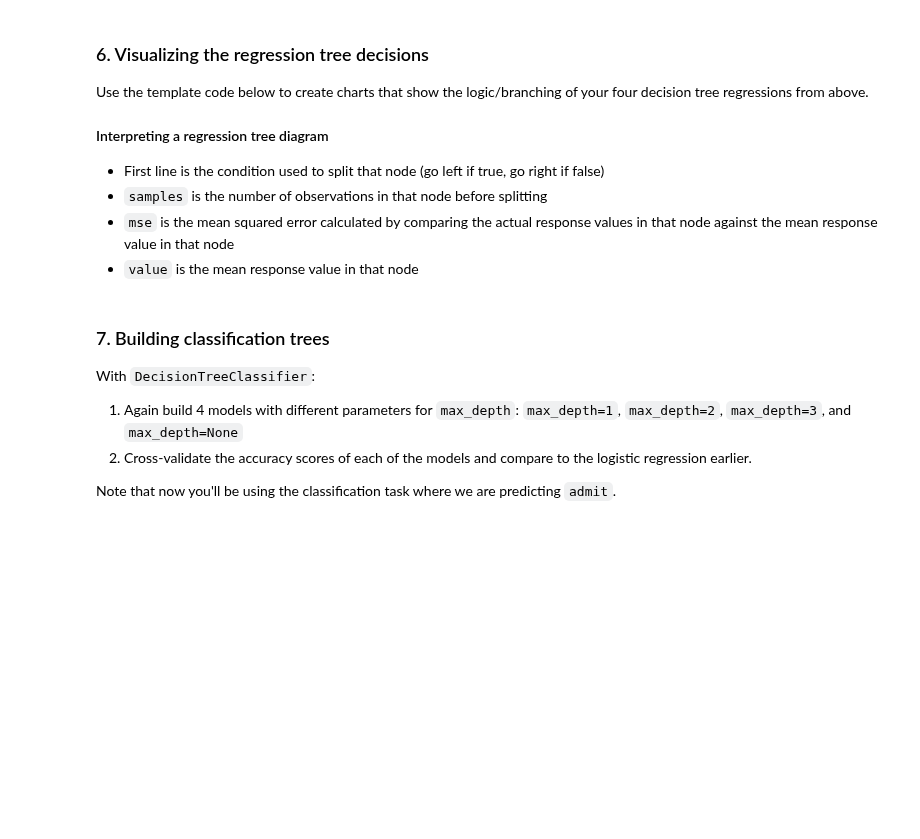
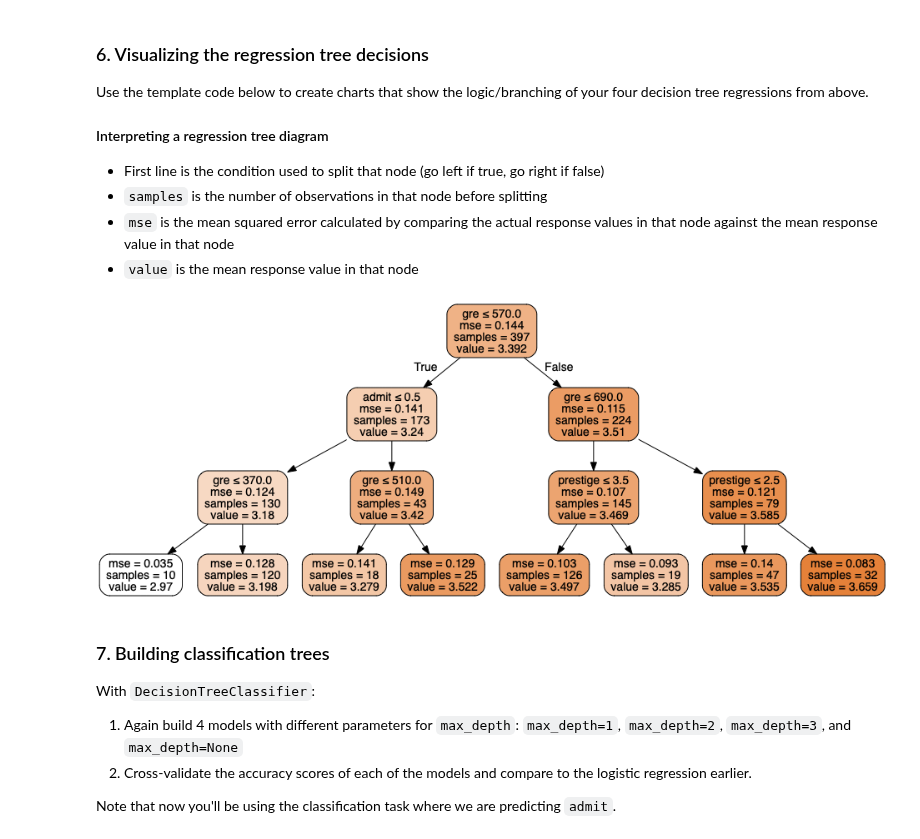
Before and after one commit to a3o1m2/DSI11-lessons, a Jupyter notebook: week06/day1_decision_trees/decision-trees-lab/CART-lab-starter-code.ipynb, the cells around one changed output. Drawn from its saved outputs; the diff is of its cells as text; code cells hidden in the pictures; blank space fills up the shorter version.

```diff
--- a/week06/day1_decision_trees/decision-trees-lab/CART-lab-starter-code.ipynb
+++ b/week06/day1_decision_trees/decision-trees-lab/CART-lab-starter-code.ipynb
@@ -65,0 +95,14 @@ With `DecisionTreeRegressor`:
+# %%
+# A:
+regressor1 = DecisionTreeRegressor(criterion='mse', max_depth=1, random_state=1)
+regressor1.fit(Xr, yr)
+print('Regression cross val score:',cross_val_score(regressor1,Xr,yr,cv=5).mean())
+regressor2 = DecisionTreeRegressor(criterion='mse', max_depth=2, random_state=1)
+regressor2.fit(Xr, yr)
+print('Regression cross val score:',cross_val_score(regressor2,Xr,yr,cv=5).mean())
+regressor3 = DecisionTreeRegressor(criterion='mse', max_depth=3, random_state=1)
+regressor3.fit(Xr, yr)
+print('Regression cross val score:',cross_val_score(regressor3,Xr,yr,cv=5).mean())
+regressorNone = DecisionTreeRegressor(criterion='mse', max_depth=None, random_state=1)
+regressorNone.fit(Xr, yr)
+print('Regression cross val score:',cross_val_score(regressorNone,Xr,yr,cv=5).mean())
@@ -76,20 +124,22 @@ Use the template code below to create charts that show the logic/branching of yo
 - `value` is the mean response value in that node
 # %%
 # # TEMPLATE CODE
-# from six import StringIO
-# from IPython.display import Image
-# from sklearn.tree import export_graphviz
-# import pydotplus
+from six import StringIO
+from IPython.display import Image
+from sklearn.tree import export_graphviz
+import pydotplus
 
-# # initialize the output file object
-# dot_data = StringIO()
+# initialize the output file object
+dot_data = StringIO()
 
-# # my fit DecisionTreeRegressor object here is: dtr1
-# # for feature_names i put the columns of my Xr matrix
-# export_graphviz(dtr1, out_file=dot_data,
-#                 filled=True, rounded=True,
-#                 special_characters=True,
-#                 feature_names=Xr.columns)
+# my fit DecisionTreeRegressor object here is: dtr1
+# for feature_names i put the columns of my Xr matrix
+export_graphviz(regressor3, out_file=dot_data,
+                filled=True, rounded=True,
+                special_characters=True,
+                feature_names=Xr.columns)
 
-# graph = pydotplus.graph_from_dot_data(dot_data.getvalue())
-# Image(graph.create_png())
+graph = pydotplus.graph_from_dot_data(dot_data.getvalue())
+Image(graph.create_png())
+# %% [output]
+[figure, added]
```
Also changed, not shown: parts of 26 cells of this notebook, 4 other files.
